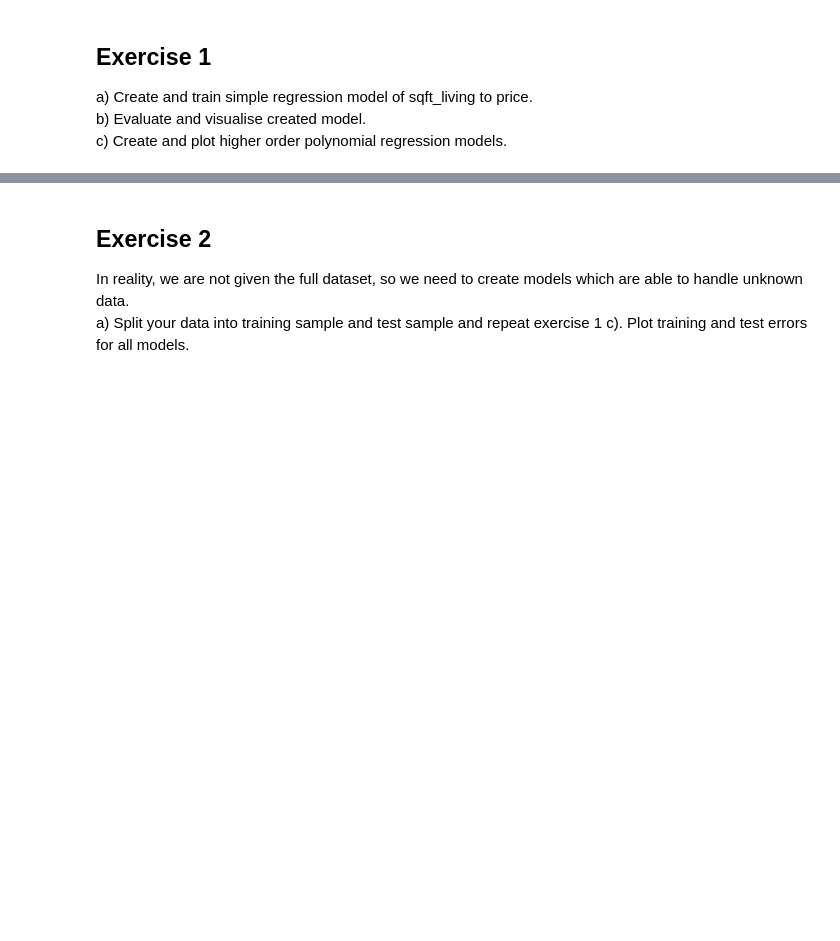
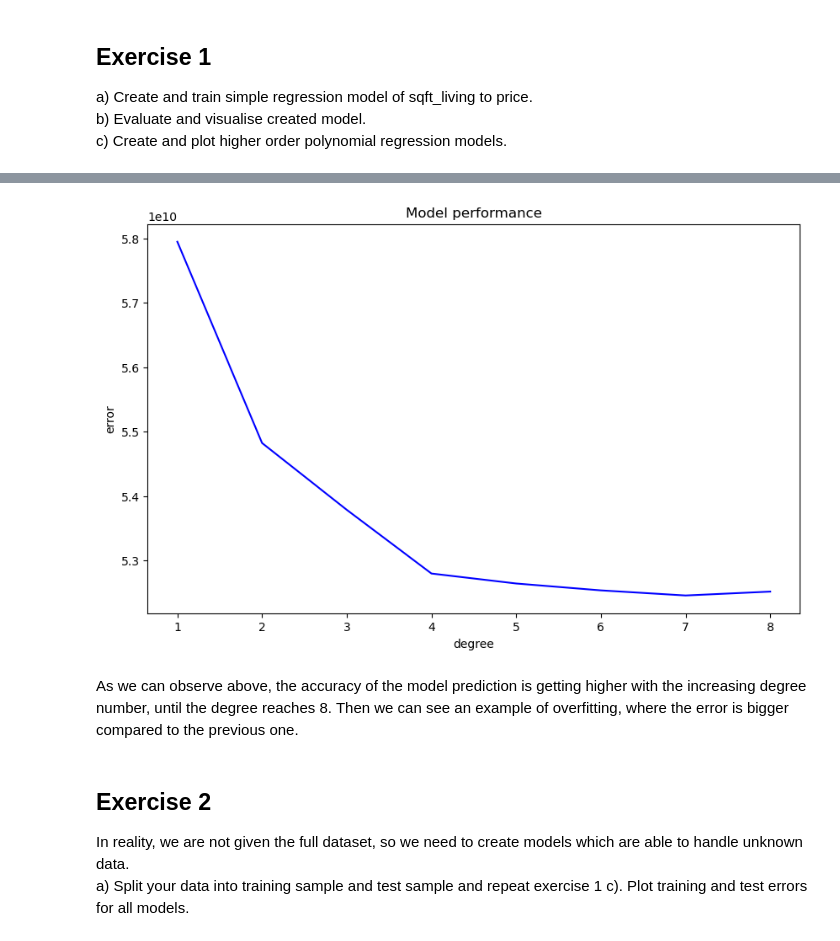
Before and after one commit to adamzulu123/Introduction-to-data-analysis, a Jupyter notebook: Notebook2/Assignment_2_without_code.ipynb, the cells around one changed output, grey strips where cells are left out. Cells and saved outputs as stored; diff of their text form; code cells hidden in the pictures; blank space fills up the shorter version.

```diff
--- a/Notebook2/Assignment_2_without_code.ipynb
+++ b/Notebook2/Assignment_2_without_code.ipynb
@@ -57,3 +131,17 @@ for order in range(1,9):
+# %%
+#Your code:
+fig, ax = plt.subplots(figsize=(10, 6))
+
+ax.plot(range(1,9), errors, color='blue')
+ax.set_title('Model performance')
+ax.set_xlabel('degree')
+ax.set_ylabel('error')
+
+plt.show()
+# %% [output]
+[figure, added]
+# %% [markdown]
+As we can observe above, the accuracy of the model prediction is getting higher with the increasing degree number, until the degree reaches 8. Then we can see an example of overfitting, where the error is bigger compared to the previous one.
 # %% [markdown]
 ## Exercise 2
 In reality, we are not given the full dataset, so we need to create models which are able to handle unknown data.
```
Also changed, not shown: parts of 19 cells of this notebook, 4 other files.
